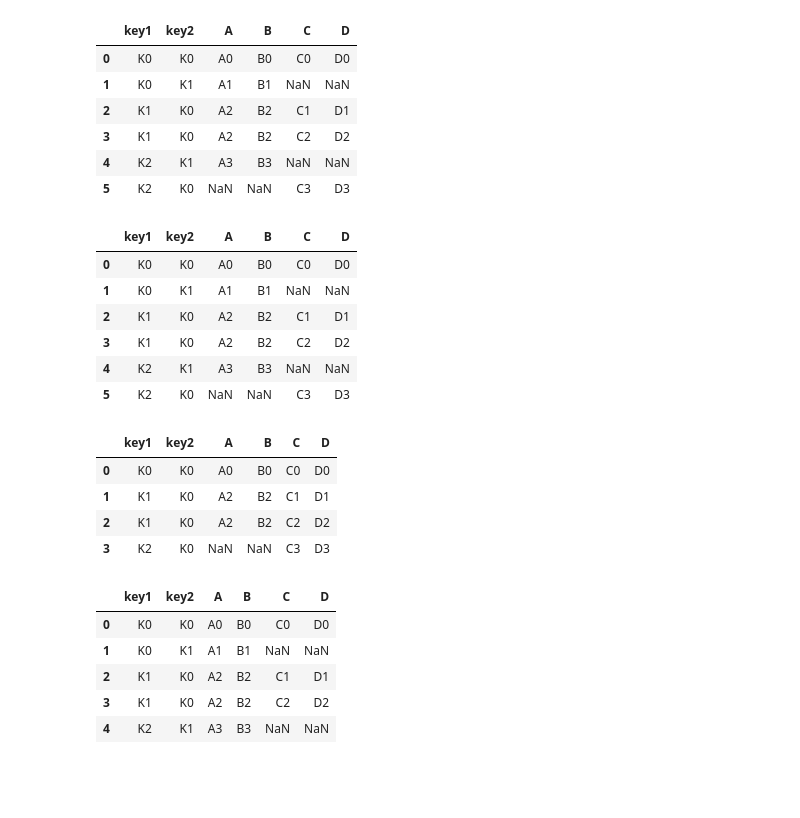
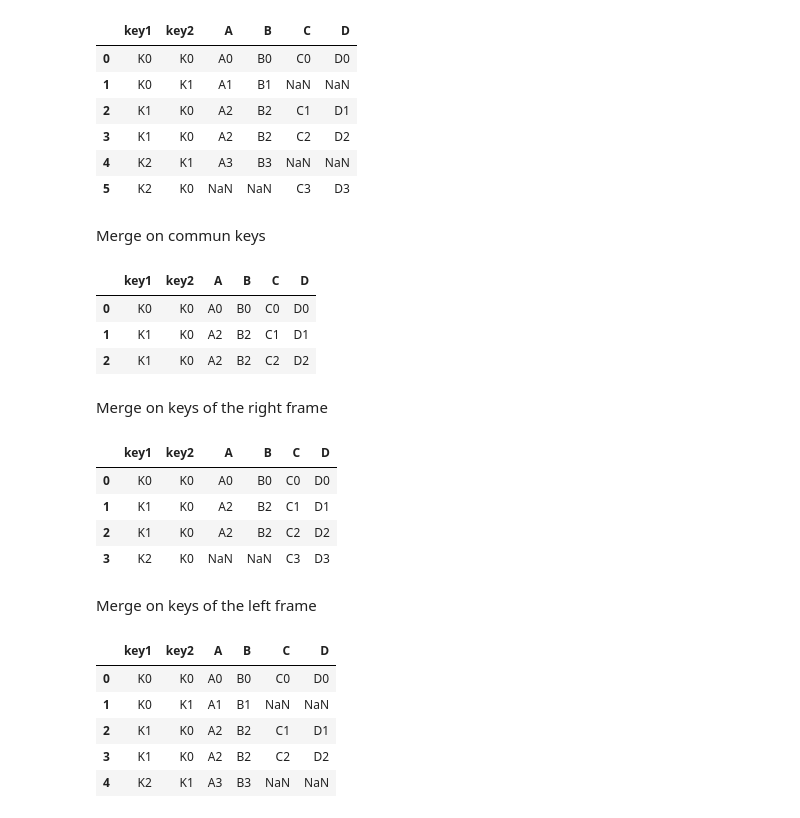
Before and after one commit to berradais/light-dna-2020-2021, a Jupyter notebook: 3-Python-for-Data-Analysis/Pandas/5-Merging, Joining, and Concatenating .ipynb, the cells around one changed output. Drawn from its saved outputs; the diff is of its cells as text; code cells hidden in the pictures; blank space fills up the shorter version.

```diff
--- a/3-Python-for-Data-Analysis/Pandas/5-Merging, Joining, and Concatenating .ipynb
+++ b/3-Python-for-Data-Analysis/Pandas/5-Merging, Joining, and Concatenating .ipynb
@@ -185,16 +211,17 @@ pd.merge(left, right, how ='outer',on=['key1', 'key2'])
 | 3 | K1 | K0 | A2 | B2 | C2 | D2 |
 | 4 | K2 | K1 | A3 | B3 | NaN | NaN |
 | 5 | K2 | K0 | NaN | NaN | C3 | D3 |
+# %% [markdown]
+Merge on commun keys
 # %%
-pd.merge(left, right, how='outer', on=['key1', 'key2'])
+pd.merge(left, right, how='inner', on=['key1', 'key2'])
 # %% [output]
 |  | key1 | key2 | A | B | C | D |
 | 0 | K0 | K0 | A0 | B0 | C0 | D0 |
-| 1 | K0 | K1 | A1 | B1 | NaN | NaN |
-| 2 | K1 | K0 | A2 | B2 | C1 | D1 |
-| 3 | K1 | K0 | A2 | B2 | C2 | D2 |
-| 4 | K2 | K1 | A3 | B3 | NaN | NaN |
-| 5 | K2 | K0 | NaN | NaN | C3 | D3 |
+| 1 | K1 | K0 | A2 | B2 | C1 | D1 |
+| 2 | K1 | K0 | A2 | B2 | C2 | D2 |
+# %% [markdown]
+Merge on keys of the right frame
 # %%
 pd.merge(left, right, how='right', on=['key1', 'key2'])
 # %% [output]
@@ -203,6 +230,8 @@ pd.merge(left, right, how='right', on=['key1', 'key2'])
 | 1 | K1 | K0 | A2 | B2 | C1 | D1 |
 | 2 | K1 | K0 | A2 | B2 | C2 | D2 |
 | 3 | K2 | K0 | NaN | NaN | C3 | D3 |
+# %% [markdown]
+Merge on keys of the left frame
 # %%
 pd.merge(left, right, how='left', on=['key1', 'key2'])
 # %% [output]
```
Also changed, not shown: parts of 45 cells of this notebook, 26 other files.
